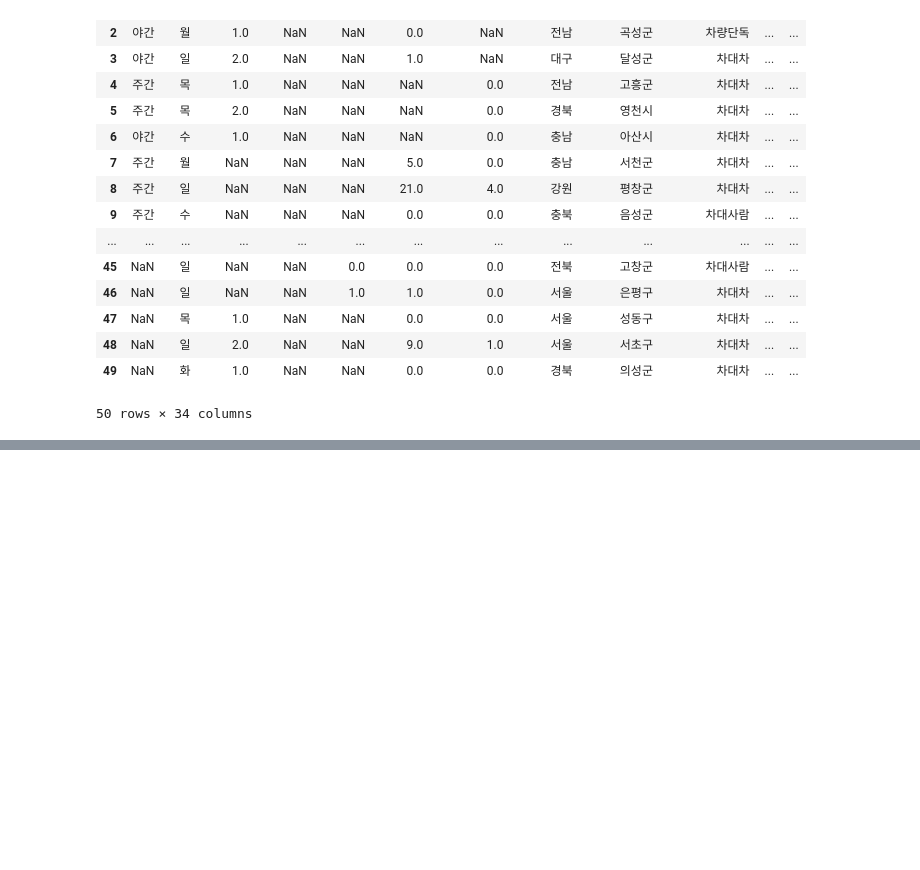
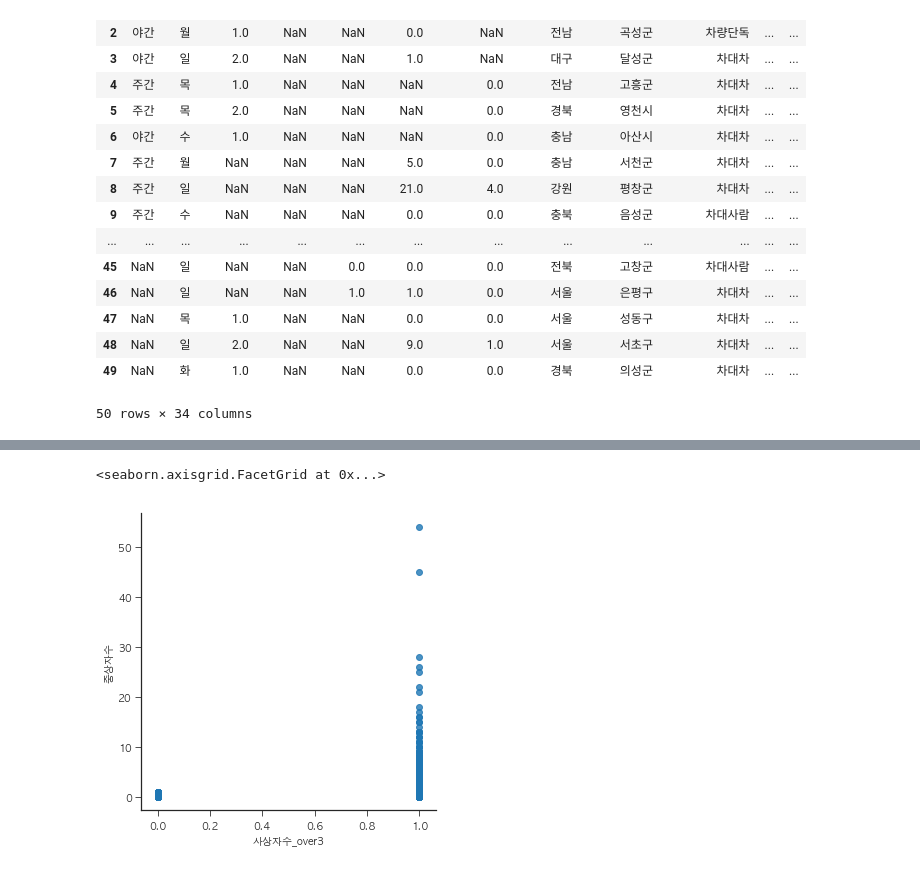
Before and after one commit to willthd/Data-Science, a Jupyter notebook: dataChallenge/dataChellenge.ipynb, the cells around one changed output, grey strips where cells are left out. Cells and saved outputs as stored; diff of their text form; code cells hidden in the pictures; blank space fills up the shorter version.

```diff
--- a/dataChallenge/dataChellenge.ipynb
+++ b/dataChallenge/dataChellenge.ipynb
@@ -620,0 +670,7 @@ test.head(50)
+# %%
+train["사상자수_over3"] = train["사상자수"] >= 3
+# %%
+sns.lmplot(data=train, x="사상자수_over3", y="중상자수", fit_reg=False)
+# %% [output]
+<seaborn.axisgrid.FacetGrid at 0x...>
+[figure, added]
```
Also changed, not shown: parts of 29 cells of this notebook.
